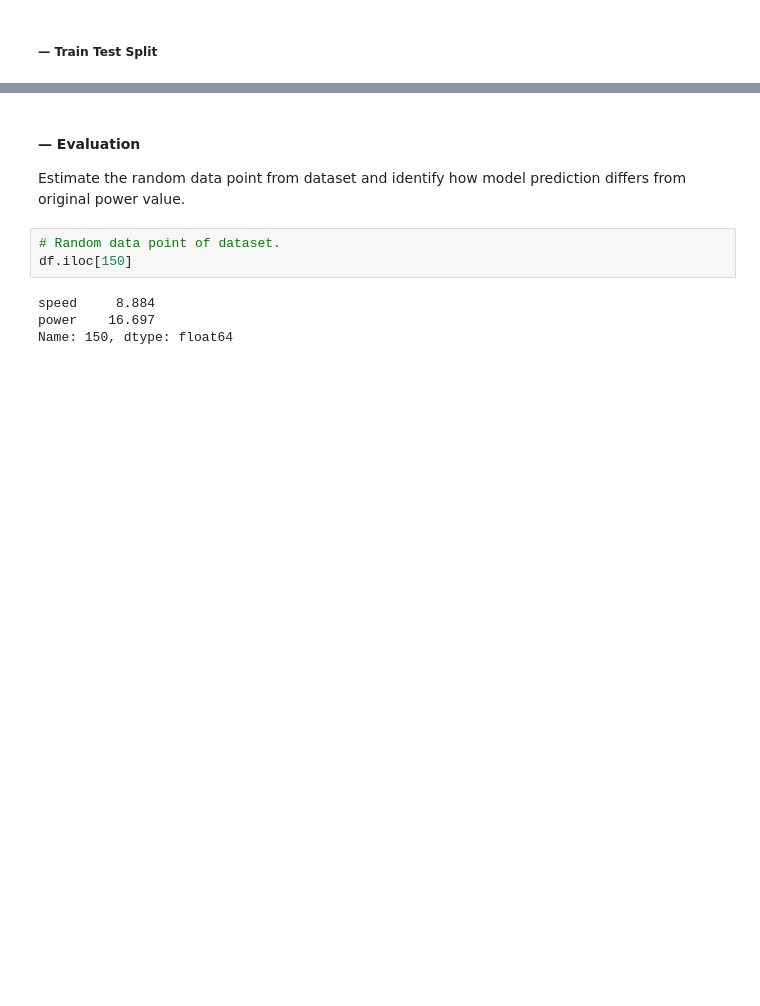
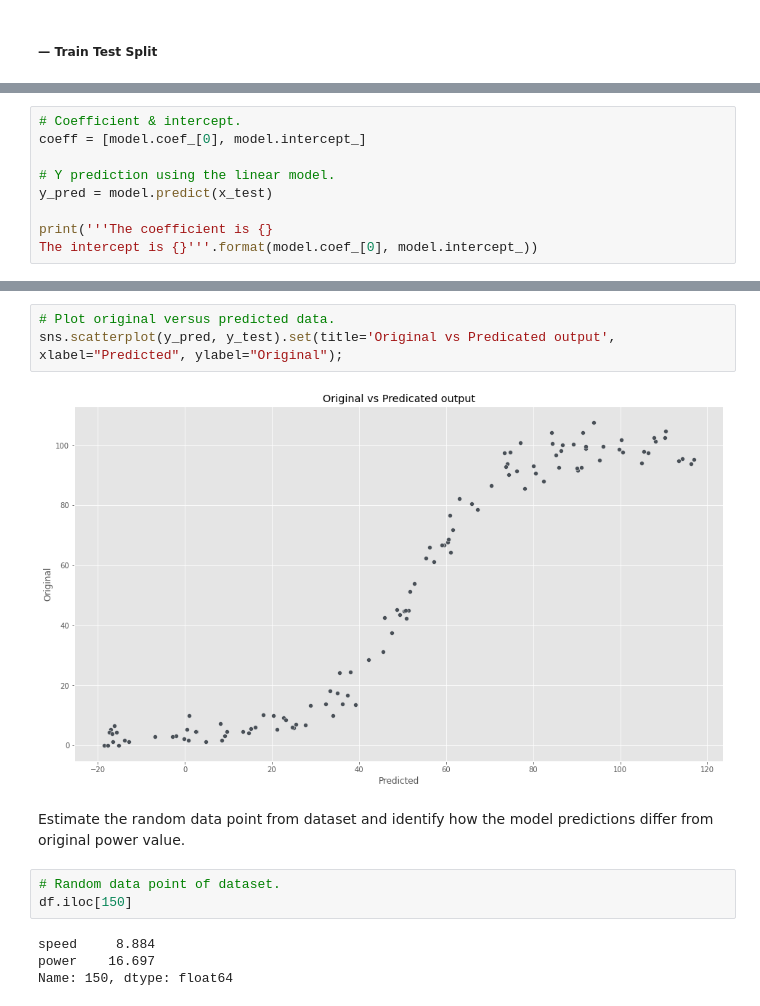
Before and after one commit to mizydorek/Machine-Learning-Project-2020, a Jupyter notebook: project.ipynb, the cells around one changed output, grey strips where cells are left out. Drawn from its saved outputs; the diff is of its cells as text; blank space fills up the shorter version.

```diff
--- a/project.ipynb
+++ b/project.ipynb
@@ -200,0 +249,9 @@ The R-squared is 0.8997620223017813
+# %%
+# Coefficient & intercept.
+coeff = [model.coef_[0], model.intercept_]
+
+# Y prediction using the linear model.
+y_pred = model.predict(x_test)
+
+print('''The coefficient is {}
+The intercept is {}'''.format(model.coef_[0], model.intercept_))
@@ -214,7 +304,10 @@ plt.ylabel('Power Output');
+# %%
+# Plot original versus predicted data.
+sns.scatterplot(y_pred, y_test).set(title='Original vs Predicated output', xlabel="Predicted", ylabel="Original");
+# %% [output]
+[figure, added]
 # %% [markdown]
-#### — Evaluation
-
-Estimate the random data point from dataset and identify how model prediction differs from original power value.
+Estimate the random data point from dataset and identify how the model predictions differ from original power value.
 # %%
 # Random data point of dataset.
 df.iloc[150]
```
Also changed, not shown: parts of 49 cells of this notebook.
